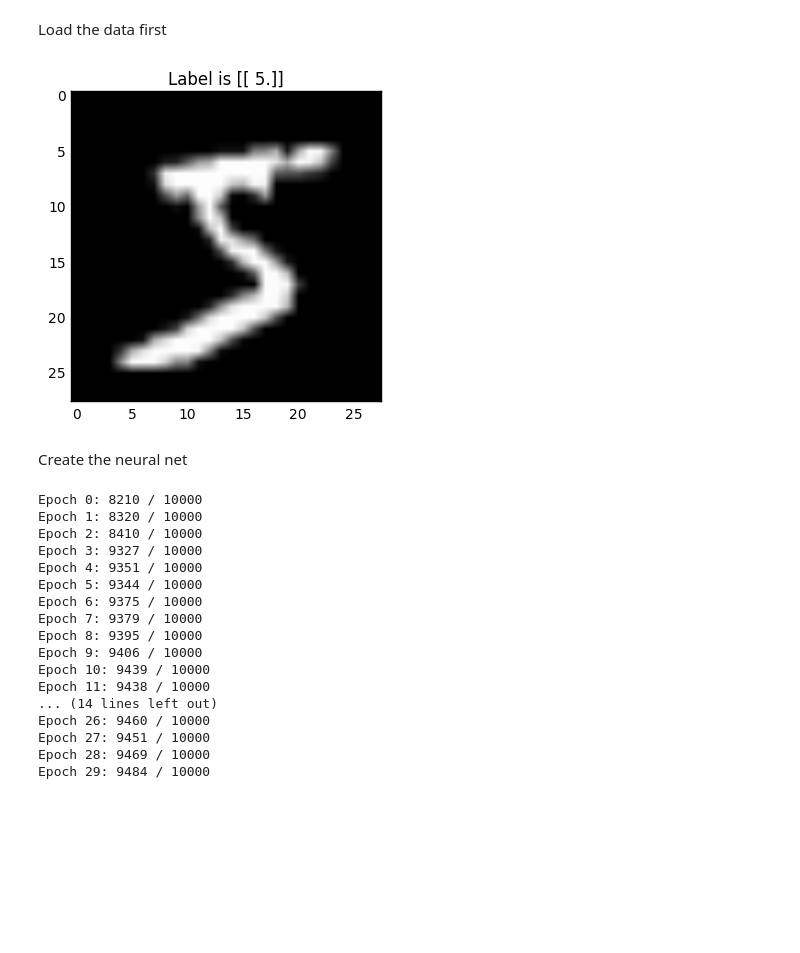
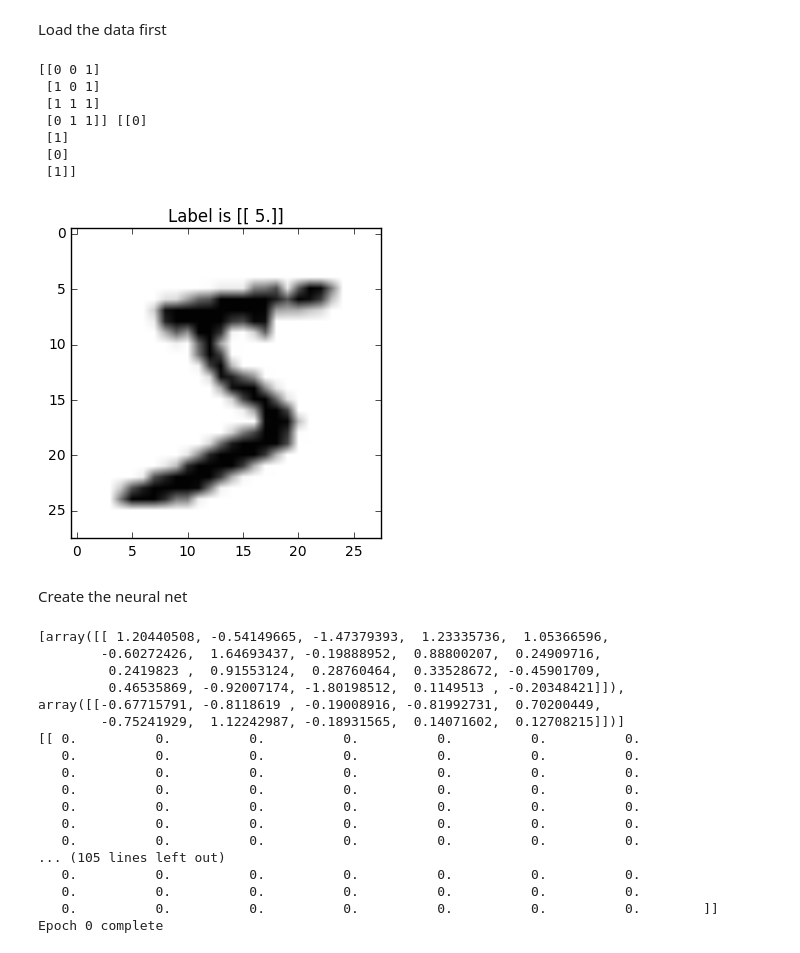
Before and after one commit to tongzou/mlclass, a Jupyter notebook: src/mnist1.ipynb, the cells around one changed output. Cells and saved outputs as stored; diff of their text form; code cells hidden in the pictures; blank space fills up the shorter version.

Commit message:
added function to show image

```diff
--- a/src/mnist1.ipynb
+++ b/src/mnist1.ipynb
@@ -8,19 +8,38 @@ import numpy as np
 import matplotlib.pyplot as plt
 import mnist_loader
 
-training_data, validation_data, test_data = mnist_loader.load_data_wrapper()
+training_data, training_labels, validation_data, validation_labels, test_data, test_labels = mnist_loader.load_data_wrapper()
 # %%
-digits = np.array([[0, 1, 2, 3, 4, 5, 6, 7, 8, 9]])
+def unison_shuffle(a, b):
+    rng_state = np.random.get_state()
+    np.random.shuffle(a)
+    np.random.set_state(rng_state)
+    np.random.shuffle(b)
 
-def showImage(data):
-    pixels = (data[0].T * 255).astype(int).reshape((28,28))
-    plt.title('Label is {label}'.format(label=digits.dot(data[1])))
+a = np.array([[0, 0, 1], [1, 0, 1], [0, 1, 1], [1, 1, 1]])
+b = np.array([[0, 1, 1, 0]]).T
+
+unison_shuffle(a,b)
+print a, b
+
+digits = np.array([[0, 1, 2, 3, 4, 5, 6, 7, 8, 9]]).T
+
+def showImage(data, label):
+    pixels = (255 - data * 255).astype(int).reshape((28,28))
+    plt.title('Label is {label}'.format(label=label.dot(digits)))
     plt.imshow(pixels, cmap='gray')
     plt.show()
 
-showImage(training_data[0])
+showImage(training_data[0], training_labels[0])
 # %% [output]
+[[0 0 1]
+ [1 0 1]
+ [1 1 1]
+ [0 1 1]] [[0]
+ [1]
+ [0]
+ [1]]
-[figure, old version]
+[figure, new version]
 # %%
 '''
 This Network class is adapted from Michael Nielsen's code.
@@ -127,23 +150,24 @@ def sigmoid_prime(z):
 # %% [markdown]
 Create the neural net
 # %%
-net = Network([784, 30, 10])
-net.SGD(training_data, 30, 10, 3.0, test_data=test_data)
+net = Network([784, 20, 10])
+#net.SGD(training_data, training_labels, 1, 10, 3.0, test_data=test_data, test_labels=test_labels)
+net.SGD(training_data, training_labels, 1, 10, 3.0)
 # %% [output]
-Epoch 0: 8210 / 10000
-Epoch 1: 8320 / 10000
-Epoch 2: 8410 / 10000
-Epoch 3: 9327 / 10000
-Epoch 4: 9351 / 10000
-Epoch 5: 9344 / 10000
-Epoch 6: 9375 / 10000
-Epoch 7: 9379 / 10000
-Epoch 8: 9395 / 10000
-Epoch 9: 9406 / 10000
-Epoch 10: 9439 / 10000
-Epoch 11: 9438 / 10000
-... (14 lines left out)
-Epoch 26: 9460 / 10000
-Epoch 27: 9451 / 10000
-Epoch 28: 9469 / 10000
-Epoch 29: 9484 / 10000
+[array([[ 1.20440508, -0.54149665, -1.47379393,  1.23335736,  1.05366596,
+        -0.60272426,  1.64693437, -0.19888952,  0.88800207,  0.24909716,
+         0.2419823 ,  0.91553124,  0.28760464,  0.33528672, -0.45901709,
+         0.46535869, -0.92007174, -1.80198512,  0.1149513 , -0.20348421]]), array([[-0.67715791, -0.8118619 , -0.19008916, -0.81992731,  0.70200449,
+        -0.75241929,  1.12242987, -0.18931565,  0.14071602,  0.12708215]])]
+[[ 0.          0.          0.          0.          0.          0.          0.
+   0.          0.          0.          0.          0.          0.          0.
+   0.          0.          0.          0.          0.          0.          0.
+   0.          0.          0.          0.          0.          0.          0.
+   0.          0.          0.          0.          0.          0.          0.
+   0.          0.          0.          0.          0.          0.          0.
+   0.          0.          0.          0.          0.          0.          0.
+... (105 lines left out)
+   0.          0.          0.          0.          0.          0.          0.
+   0.          0.          0.          0.          0.          0.          0.
+   0.          0.          0.          0.          0.          0.          0.        ]]
+Epoch 0 complete
```
Also changed, not shown: parts of 1 cell of this notebook, 1 other file.
